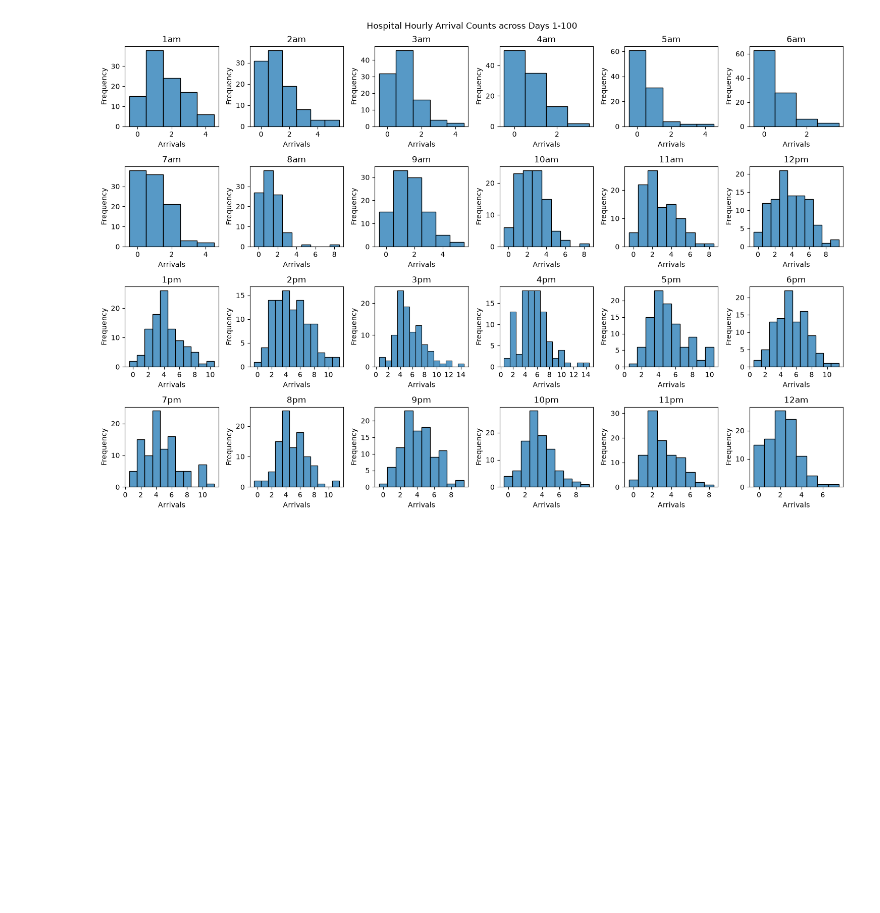
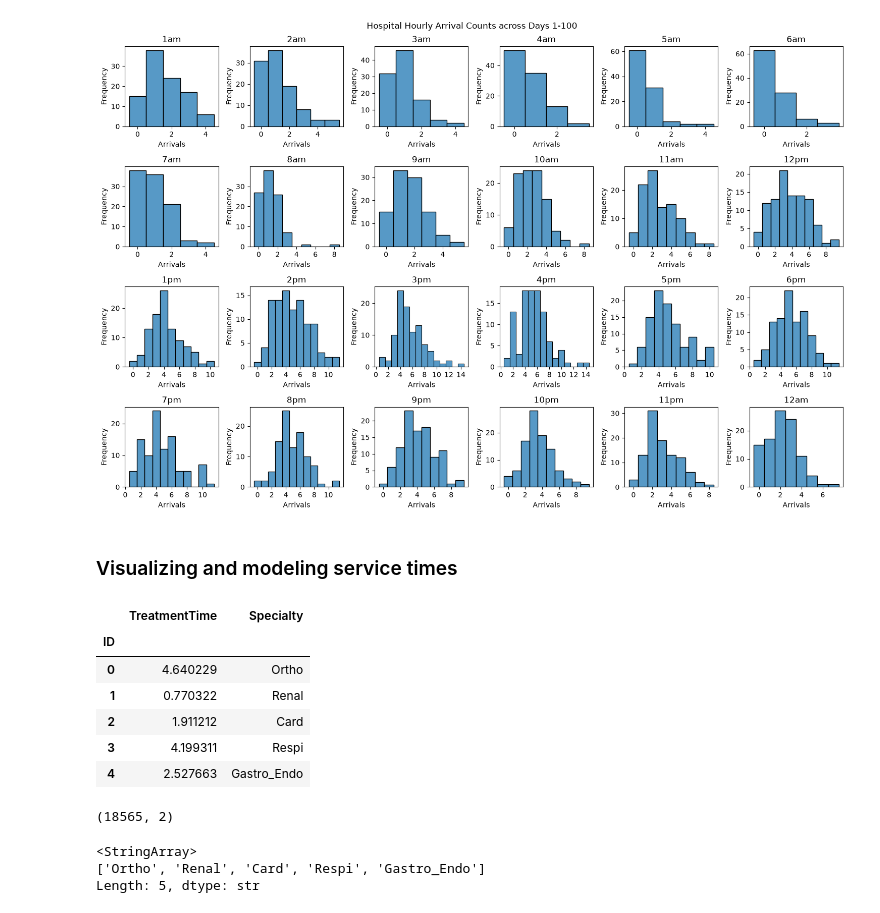
Before and after one commit to faustigo/MIE360-Fall-2026-Project, a Jupyter notebook: Deliverable-3.1-InputModeling.ipynb, the cells around one changed output. Saved outputs shown, nothing was run; the diff lists cells and outputs as text; code cells hidden in the pictures; blank space fills up the shorter version.

```diff
--- a/Deliverable-3.1-InputModeling.ipynb
+++ b/Deliverable-3.1-InputModeling.ipynb
@@ -57,3 +57,24 @@ plt.show()
 # TODO Display scaled poisson distribution over visualization to quickly confirm if poisson is a good fit for modeling.
 # %%
 # TODO Run chi-squared test of observed arrival counts versus proposed Poisson distribution
+# %% [markdown]
+### Visualizing and modeling service times
+# %%
+# Read treatment (service) time data. Use the ID column (idx 0) as the index.
+df_treatment_raw = pd.read_csv("./data/Data_TreatmentTimes.csv", index_col=0)
+df_treatment_raw = df_treatment_raw.rename(columns={"Treatment Time (Days)": "TreatmentTime"})
+display(df_treatment_raw.head(5))
+display(df_treatment_raw.shape)
+print(df_treatment_raw["Specialty"].unique())
+# %% [output]
+|  | TreatmentTime | Specialty |
+| ID |  |  |
+| 0 | 4.640229 | Ortho |
+| 1 | 0.770322 | Renal |
+| 2 | 1.911212 | Card |
+| 3 | 4.199311 | Respi |
+| 4 | 2.527663 | Gastro_Endo |
+(18565, 2)
+<StringArray>
+['Ortho', 'Renal', 'Card', 'Respi', 'Gastro_Endo']
+Length: 5, dtype: str
```
Also changed, not shown: parts of 4 cells of this notebook.
